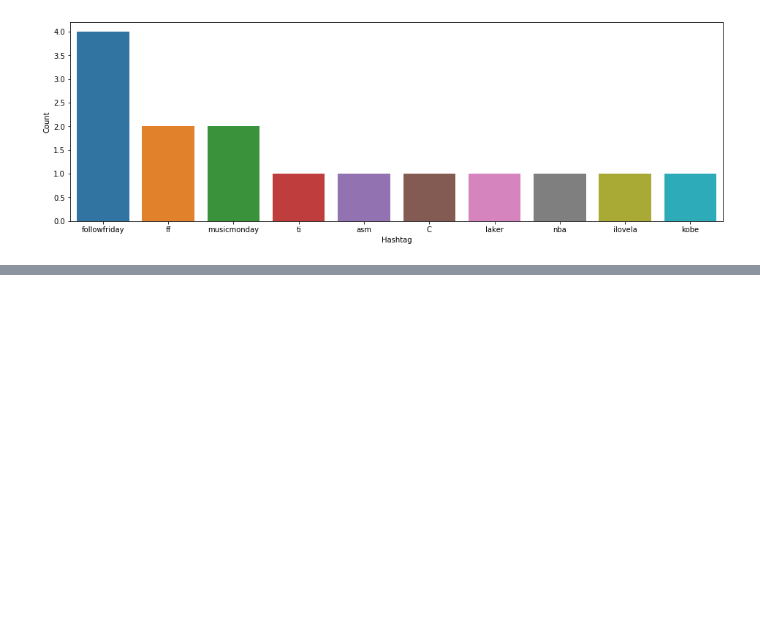
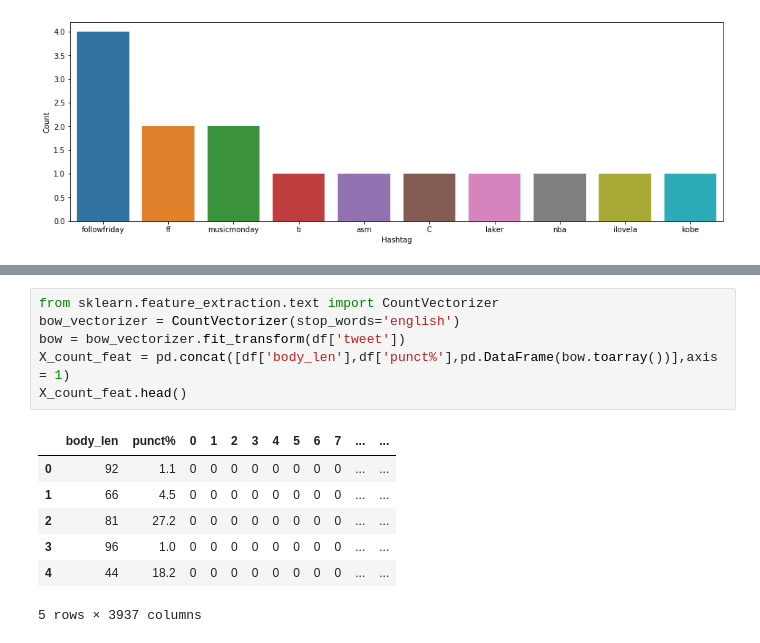
Before and after one commit to VictorCampelo/Deploy-Twitter-Sentiment-Analyzer, a Jupyter notebook: npl_sentiment_analysis.ipynb, the cells around one changed output, grey strips where cells are left out. Drawn from its saved outputs; the diff is of its cells as text; blank space fills up the shorter version.

Commit message:
feat: bag of words representation

```diff
--- a/npl_sentiment_analysis.ipynb
+++ b/npl_sentiment_analysis.ipynb
@@ -255,0 +268,14 @@ plt.show()
+# %%
+from sklearn.feature_extraction.text import CountVectorizer
+bow_vectorizer = CountVectorizer(stop_words='english')
+bow = bow_vectorizer.fit_transform(df['tweet'])
+X_count_feat = pd.concat([df['body_len'],df['punct%'],pd.DataFrame(bow.toarray())],axis = 1)
+X_count_feat.head()
+# %% [output]
+|  | body_len | punct% | 0 | 1 | 2 | 3 | 4 | 5 | 6 | 7 | ... | ... |
+| 0 | 92 | 1.1 | 0 | 0 | 0 | 0 | 0 | 0 | 0 | 0 | ... | ... |
+| 1 | 66 | 4.5 | 0 | 0 | 0 | 0 | 0 | 0 | 0 | 0 | ... | ... |
+| 2 | 81 | 27.2 | 0 | 0 | 0 | 0 | 0 | 0 | 0 | 0 | ... | ... |
+| 3 | 96 | 1.0 | 0 | 0 | 0 | 0 | 0 | 0 | 0 | 0 | ... | ... |
+| 4 | 44 | 18.2 | 0 | 0 | 0 | 0 | 0 | 0 | 0 | 0 | ... | ... |
+5 rows × 3937 columns
```
Also changed, not shown: parts of 6 cells of this notebook.
